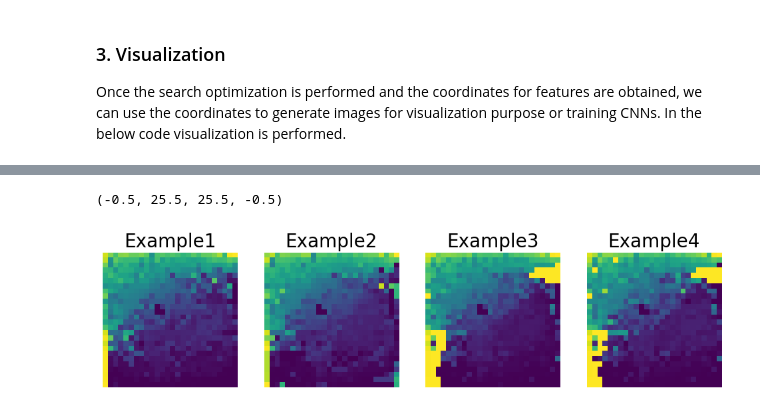
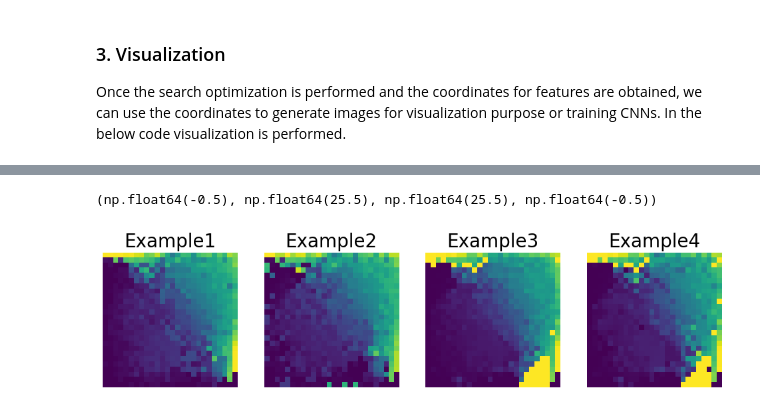
Before and after one commit to imankhazrak/REFINED, a Jupyter notebook: REFINED_Viz.ipynb, the cells around one changed output, grey strips where cells are left out. Saved outputs shown, nothing was run; the diff lists cells and outputs as text; code cells hidden in the pictures.

```diff
--- a/REFINED_Viz.ipynb
+++ b/REFINED_Viz.ipynb
@@ -103,35 +124,35 @@ import math
 import pickle
 from Toolbox import REFINED_Im_Gen
 # MDS
-with open('Mapping_REFINED.pickle','rb') as file:
+with open('Mapping.pickle','rb') as file:
     gene_names_MDS,coords_MDS,map_in_int_MDS = pickle.load(file)
 
 # We pick the first 100 data points because of computational costs, but you can pick the entire datasets.
-X_REFINED_MDS = REFINED_Im_Gen(X[:100,:],nn, map_in_int_MDS, gene_names_MDS,coords_MDS)
+X_REFINED_MDS = REFINED_Im_Gen(X[:5,:],nn, map_in_int_MDS, gene_names_MDS,coords_MDS)
 
 Font = 20
 
 fig=plt.figure(figsize=(12,8), dpi= 100)
 plt.subplot(141)
 plt.imshow(X_REFINED_MDS[1,:].reshape(26,26), cmap = 'viridis')
 plt.title("Example1", fontsize = Font)
 plt.axis('off')
 
 plt.subplot(142)
 plt.imshow(X_REFINED_MDS[2,:].reshape(26,26), cmap = 'viridis')
 plt.title("Example2", fontsize = Font)
 plt.axis('off')
 
 plt.subplot(143)
 plt.imshow(X_REFINED_MDS[3,:].reshape(26,26), cmap = 'viridis')
 plt.title("Example3", fontsize = Font)
 plt.axis('off')
 
 
 plt.subplot(144)
 plt.imshow(X_REFINED_MDS[4,:].reshape(26,26), cmap = 'viridis')
 plt.title("Example4", fontsize = Font)
 plt.axis('off')
 # %% [output]
-(-0.5, 25.5, 25.5, -0.5)
+(np.float64(-0.5), np.float64(25.5), np.float64(25.5), np.float64(-0.5))
-[figure, old version]
+[figure, new version]
```
Also changed, not shown: parts of 6 cells of this notebook, 1 other file.
